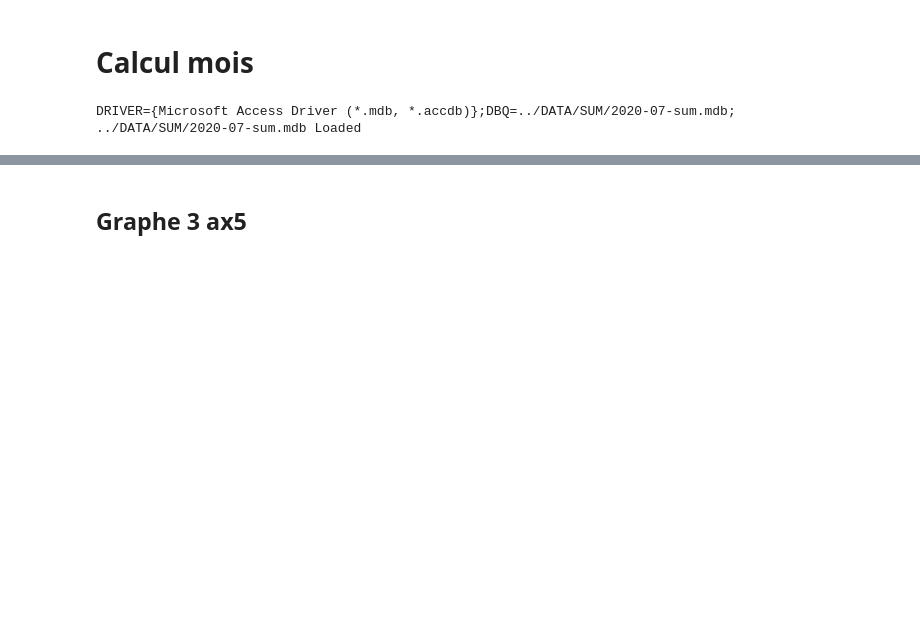
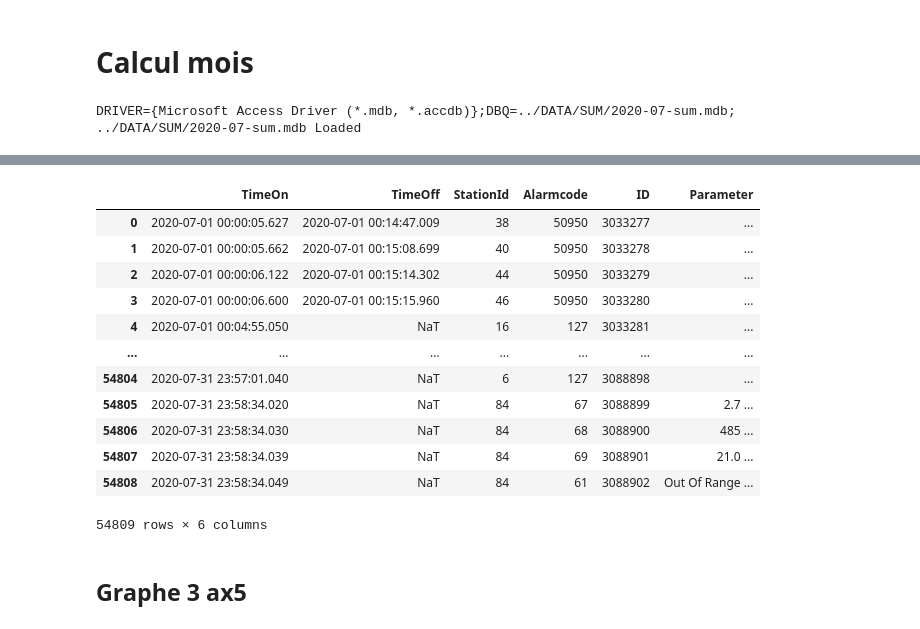
Before and after one commit to capem/TB-Performance, a Jupyter notebook: performance.ipynb, the cells around one changed output, grey strips where cells are left out. Saved outputs shown, nothing was run; the diff lists cells and outputs as text; code cells hidden in the pictures; blank space fills up the shorter version.

```diff
--- a/performance.ipynb
+++ b/performance.ipynb
@@ -125,27 +214,5 @@ def sqldate_to_datetime(column):
 # %% [markdown]
 # Input MTBF MTTR MTTI
-# %%
-from dateutil.relativedelta import relativedelta
-
-period = '2020-07'
-
-period_dt = dt.strptime(period, "%Y-%m")
-period_month = period_dt.month
-period_year = period_dt.year
-
-days_in_period = pd.Period(f'{period}').days_in_month
-
-previous_period_dt = period_dt + relativedelta(months=-1)
-previous_period = previous_period_dt.strftime("%Y-%m")
-
-lastday_period_dt = period_dt + relativedelta(months=1, days=-1)
-lastday_period = lastday_period_dt.strftime("%Y-%m-%d")
-
-
-lastday_previous_period_dt = period_dt + relativedelta(days=-1)
-lastday_previous_period = lastday_previous_period_dt.strftime("%Y-%m-%d")
-
-days_to_previous_period = len(pd.date_range(f'{period_year}-01-01', lastday_previous_period_dt))
 # %%
 MTTI = pd.read_html(f'./input/{period}/Analyse_ID-173_MTTI.html', header=0)[0]
 MTTI
@@ -410,3 +478,19 @@ main_result_sum
+# %%
+alarms
+# %% [output]
+|  | TimeOn | TimeOff | StationId | Alarmcode | ID | Parameter |
+| 0 | 2020-07-01 00:00:05.627 | 2020-07-01 00:14:47.009 | 38 | 50950 | 3033277 | ... |
+| 1 | 2020-07-01 00:00:05.662 | 2020-07-01 00:15:08.699 | 40 | 50950 | 3033278 | ... |
+| 2 | 2020-07-01 00:00:06.122 | 2020-07-01 00:15:14.302 | 44 | 50950 | 3033279 | ... |
+| 3 | 2020-07-01 00:00:06.600 | 2020-07-01 00:15:15.960 | 46 | 50950 | 3033280 | ... |
+| 4 | 2020-07-01 00:04:55.050 | NaT | 16 | 127 | 3033281 | ... |
+| ... | ... | ... | ... | ... | ... | ... |
+| 54804 | 2020-07-31 23:57:01.040 | NaT | 6 | 127 | 3088898 | ... |
+| 54805 | 2020-07-31 23:58:34.020 | NaT | 84 | 67 | 3088899 | 2.7 ... |
+| 54806 | 2020-07-31 23:58:34.030 | NaT | 84 | 68 | 3088900 | 485 ... |
+| 54807 | 2020-07-31 23:58:34.039 | NaT | 84 | 69 | 3088901 | 21.0 ... |
+| 54808 | 2020-07-31 23:58:34.049 | NaT | 84 | 61 | 3088902 | Out Of Range ... |
+54809 rows × 6 columns
 # %% [markdown]
 ## Graphe 3 ax5
 # %%
```
Also changed, not shown: parts of 97 cells of this notebook.
